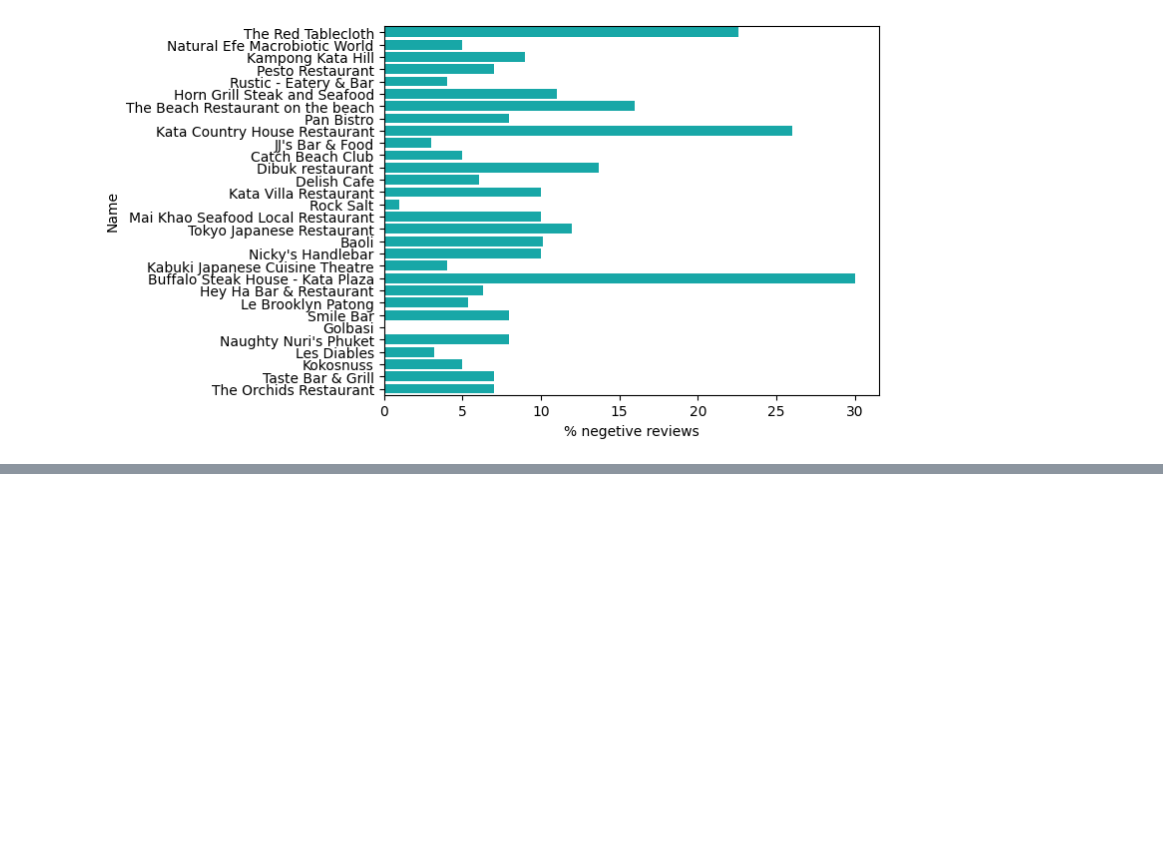
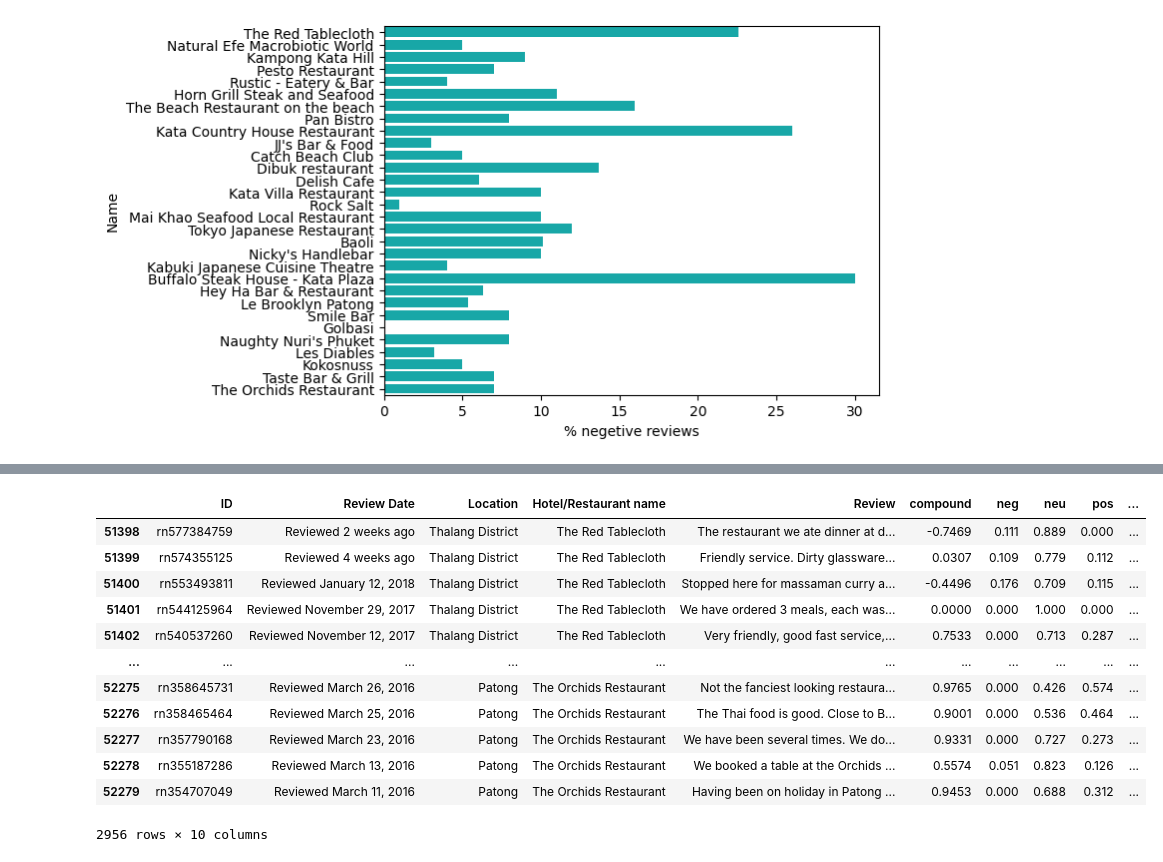
Before and after one commit to mohsen-dl/apply-text-mining-and-sentiment-analysis, a Jupyter notebook: Text mining and Sentiment Analysis .ipynb, the cells around one changed output, grey strips where cells are left out. Cells and saved outputs as stored; diff of their text form; code cells hidden in the pictures; blank space fills up the shorter version.

```diff
--- a/Text mining and Sentiment Analysis .ipynb
+++ b/Text mining and Sentiment Analysis .ipynb
@@ -312,0 +313,5 @@ plt.show()
+# %%
+df_30 = pd.DataFrame()
+for i in range(30):
+    df_30 = pd.concat([df_30, df[i]])
+df_30
@@ -312,0 +336,6 @@ plt.show()
+# %%
+df_30['compound'] = [sentiment.polarity_scores(review)['compound'] for review in df_30['Review']]
+df_30['neg'] = [sentiment.polarity_scores(review)['neg'] for review in df_30['Review']]
+df_30['neu'] = [sentiment.polarity_scores(review)['neu'] for review in df_30['Review']]
+df_30['pos'] = [sentiment.polarity_scores(review)['pos'] for review in df_30['Review']]
+df_30
@@ -312,0 +356,17 @@ plt.show()
+# %%
+df_30['Label'] = df_30['compound'].apply(lambda x: 'Good' if x > 0 else 'Bad')
+df_30
+# %% [output]
+|  | ID | Review Date | Location | Hotel/Restaurant name | Review | compound | neg | neu | pos | ... |
+| 51398 | rn577384759 | Reviewed 2 weeks ago | Thalang District | The Red Tablecloth | The restaurant we ate dinner at d... | -0.7469 | 0.111 | 0.889 | 0.000 | ... |
+| 51399 | rn574355125 | Reviewed 4 weeks ago | Thalang District | The Red Tablecloth | Friendly service. Dirty glassware... | 0.0307 | 0.109 | 0.779 | 0.112 | ... |
+| 51400 | rn553493811 | Reviewed January 12, 2018 | Thalang District | The Red Tablecloth | Stopped here for massaman curry a... | -0.4496 | 0.176 | 0.709 | 0.115 | ... |
+| 51401 | rn544125964 | Reviewed November 29, 2017 | Thalang District | The Red Tablecloth | We have ordered 3 meals, each was... | 0.0000 | 0.000 | 1.000 | 0.000 | ... |
+| 51402 | rn540537260 | Reviewed November 12, 2017 | Thalang District | The Red Tablecloth | Very friendly, good fast service,... | 0.7533 | 0.000 | 0.713 | 0.287 | ... |
+| ... | ... | ... | ... | ... | ... | ... | ... | ... | ... | ... |
+| 52275 | rn358645731 | Reviewed March 26, 2016 | Patong | The Orchids Restaurant | Not the fanciest looking restaura... | 0.9765 | 0.000 | 0.426 | 0.574 | ... |
+| 52276 | rn358465464 | Reviewed March 25, 2016 | Patong | The Orchids Restaurant | The Thai food is good. Close to B... | 0.9001 | 0.000 | 0.536 | 0.464 | ... |
+| 52277 | rn357790168 | Reviewed March 23, 2016 | Patong | The Orchids Restaurant | We have been several times. We do... | 0.9331 | 0.000 | 0.727 | 0.273 | ... |
+| 52278 | rn355187286 | Reviewed March 13, 2016 | Patong | The Orchids Restaurant | We booked a table at the Orchids ... | 0.5574 | 0.051 | 0.823 | 0.126 | ... |
+| 52279 | rn354707049 | Reviewed March 11, 2016 | Patong | The Orchids Restaurant | Having been on holiday in Patong ... | 0.9453 | 0.000 | 0.688 | 0.312 | ... |
+2956 rows × 10 columns
```
Also changed, not shown: parts of 15 cells of this notebook.
